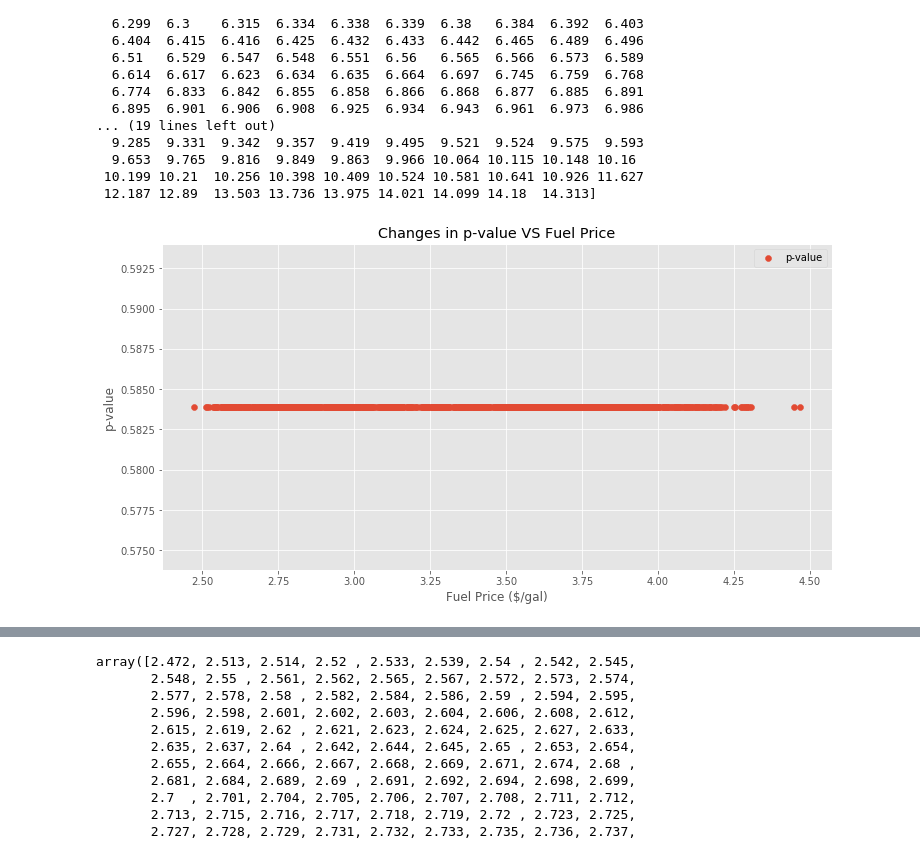
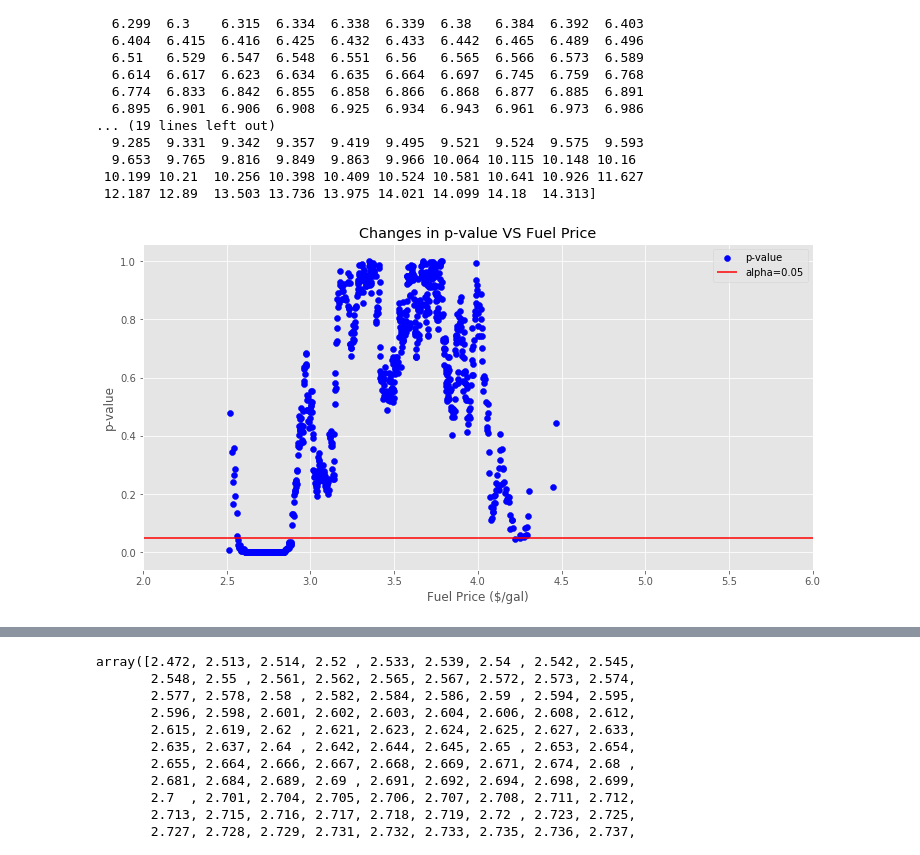
Before and after one commit to Niv-19/Capstone1_Niv, a Jupyter notebook: Walmart Sales Analysis.ipynb, the cells around one changed output, grey strips where cells are left out. Saved outputs shown, nothing was run; the diff lists cells and outputs as text; code cells hidden in the pictures.

Commit message:
updated graph

```diff
--- a/Walmart Sales Analysis.ipynb
+++ b/Walmart Sales Analysis.ipynb
@@ -763,29 +772,31 @@ print(np.sort(x))
 # %%
 from scipy.stats import ttest_ind
 fig,ax=plt.subplots(figsize=(12,6))
 x=walmart_data.Fuel_Price.unique()
 def p_value_unemployment (x):
     fuel_price_sort=walmart_data[['Fuel_Price','Weekly_Sales']].sort_values(by ='Fuel_Price',ascending=False)
     p_list=[]
     for i in x:
-        mask1=fuel_price_sort.Fuel_Price>=3.5
-        mask2=fuel_price_sort.Fuel_Price<3.5
+        mask1=fuel_price_sort.Fuel_Price>=i
+        mask2=fuel_price_sort.Fuel_Price<i
         fuel_4above_sales=fuel_price_sort[mask1]
         fuel_4above_sales
         fuel_4below_sales=fuel_price_sort[mask2]
         fuel_4below_sales.Weekly_Sales
         data1=np.array(fuel_4above_sales.Weekly_Sales)
         data2=np.array(fuel_4below_sales.Weekly_Sales)
         stat, p = ttest_ind(data1, data2,equal_var=False)
         p_list.append(p)
     return p_list
 p_value_list=p_value_unemployment(x)
-ax.scatter(x,p_value_list,label='p-value')
+ax.scatter(x,p_value_list,c='b',label='p-value')
 ax.set_xlabel('Fuel Price ($/gal)')
 ax.set_ylabel('p-value')
+ax.set_xlim(2,6)
+plt.hlines(0.05,2,17,colors='r',label='alpha=0.05')
 ax.legend()
 ax.grid(b=True, which='minor', color='k', linestyle='-')
 ax.set_title("Changes in p-value VS Fuel Price")
 plt.show()
 # %% [output]
-[figure, old version]
+[figure, new version]
```
Also changed, not shown: parts of 2 cells of this notebook.
